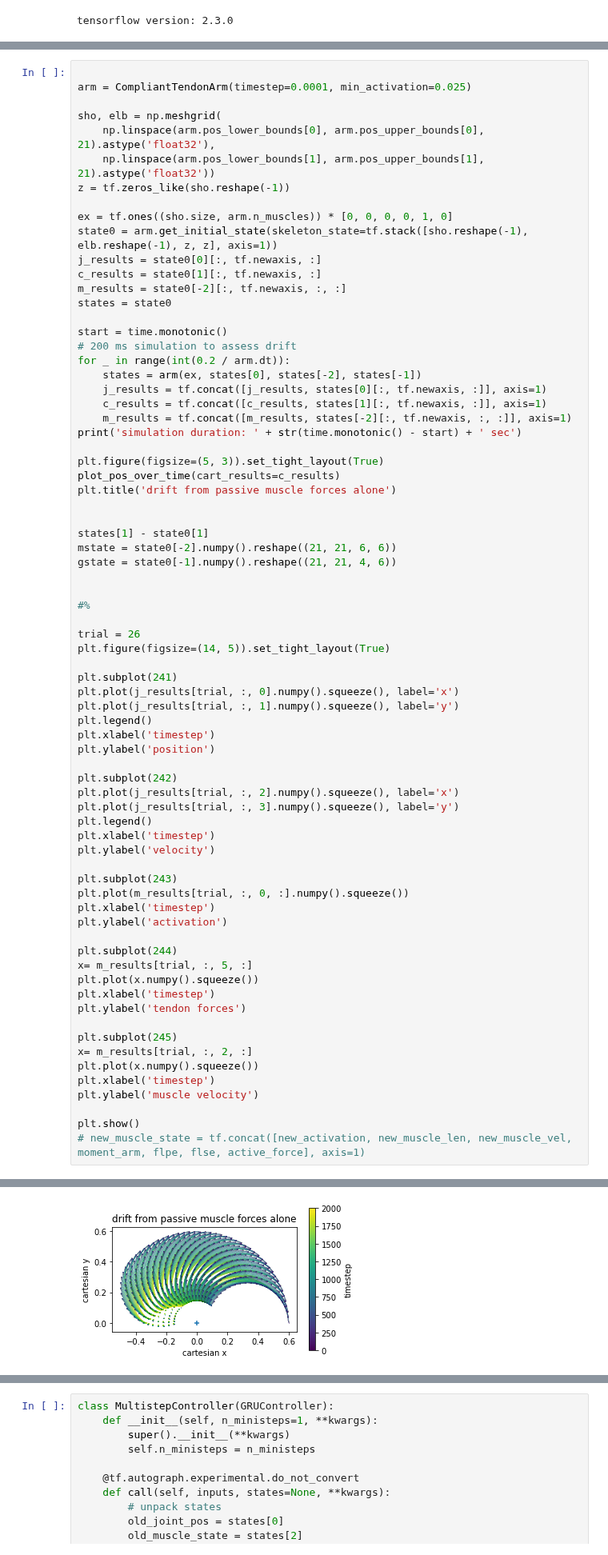
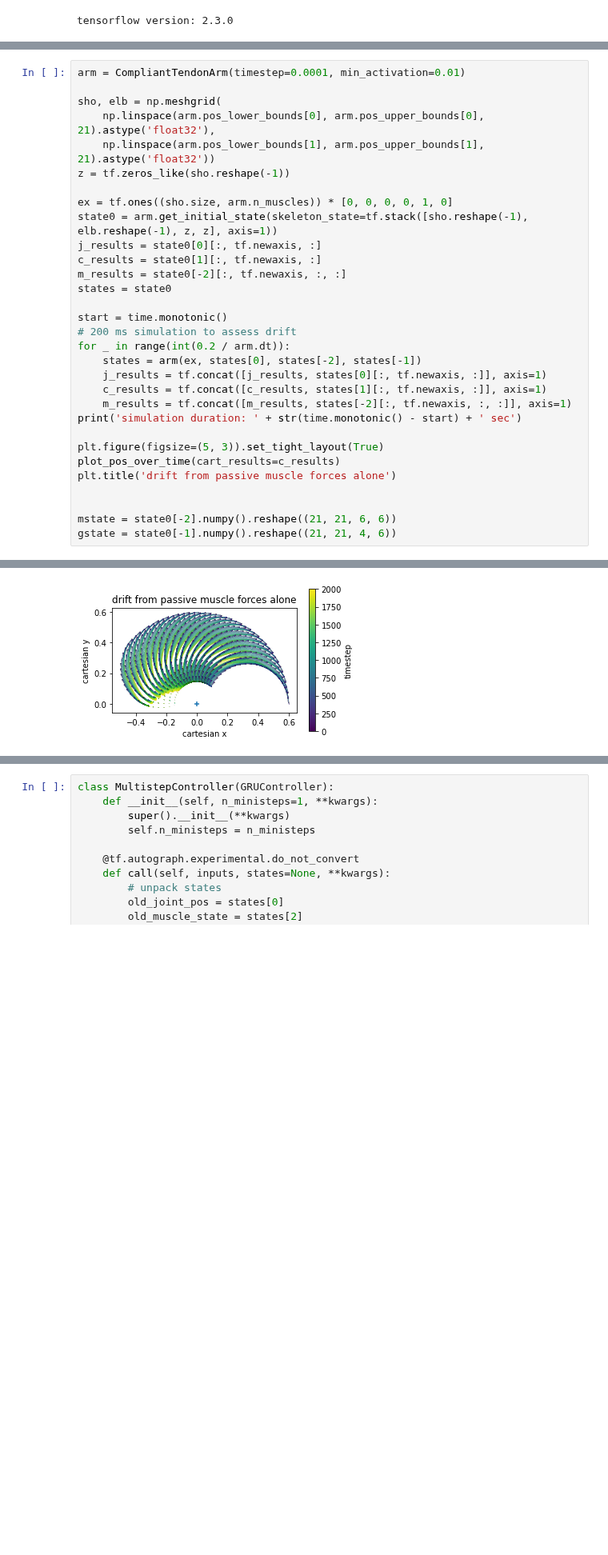
Before and after one commit to OlivierCodol/MotorNet, a Jupyter notebook: notebooks/oliviers_playground/compliant_tendon.ipynb, the cells around one changed output, grey strips where cells are left out. Shown at 80% size. Saved outputs shown, nothing was run; the diff lists cells and outputs as text; blank space fills up the shorter version.

```diff
--- a/notebooks/oliviers_playground/compliant_tendon.ipynb
+++ b/notebooks/oliviers_playground/compliant_tendon.ipynb
@@ -65,6 +28,5 @@ print(q)
 # %%
-
-arm = CompliantTendonArm(timestep=0.0001, min_activation=0.025)
+arm = CompliantTendonArm(timestep=0.0001, min_activation=0.01)
 
 sho, elb = np.meshgrid(
     np.linspace(arm.pos_lower_bounds[0], arm.pos_upper_bounds[0], 21).astype('float32'),
@@ -92,47 +54,6 @@ plot_pos_over_time(cart_results=c_results)
 plt.title('drift from passive muscle forces alone')
 
 
-states[1] - state0[1]
 mstate = state0[-2].numpy().reshape((21, 21, 6, 6))
 gstate = state0[-1].numpy().reshape((21, 21, 4, 6))
-
-
-#%
-
-trial = 26
-plt.figure(figsize=(14, 5)).set_tight_layout(True)
-
-plt.subplot(241)
-plt.plot(j_results[trial, :, 0].numpy().squeeze(), label='x')
-plt.plot(j_results[trial, :, 1].numpy().squeeze(), label='y')
-plt.legend()
-plt.xlabel('timestep')
-plt.ylabel('position')
-
-plt.subplot(242)
-plt.plot(j_results[trial, :, 2].numpy().squeeze(), label='x')
-plt.plot(j_results[trial, :, 3].numpy().squeeze(), label='y')
-plt.legend()
-plt.xlabel('timestep')
-plt.ylabel('velocity')
-
-plt.subplot(243)
-plt.plot(m_results[trial, :, 0, :].numpy().squeeze())
-plt.xlabel('timestep')
-plt.ylabel('activation')
-
-plt.subplot(244)
-x= m_results[trial, :, 5, :]
-plt.plot(x.numpy().squeeze())
-plt.xlabel('timestep')
-plt.ylabel('tendon forces')
-
-plt.subplot(245)
-x= m_results[trial, :, 2, :]
-plt.plot(x.numpy().squeeze())
-plt.xlabel('timestep')
-plt.ylabel('muscle velocity')
-
-plt.show()
-# new_muscle_state = tf.concat([new_activation, new_muscle_len, new_muscle_vel, moment_arm, flpe, flse, active_force], axis=1)
 # %% [output]
@@ -140 +61 @@ simulation duration: 65.96899999999732 sec
-[figure, old version]
+[figure, new version]
```
Also changed, not shown: parts of 13 cells of this notebook, 12 other files.
